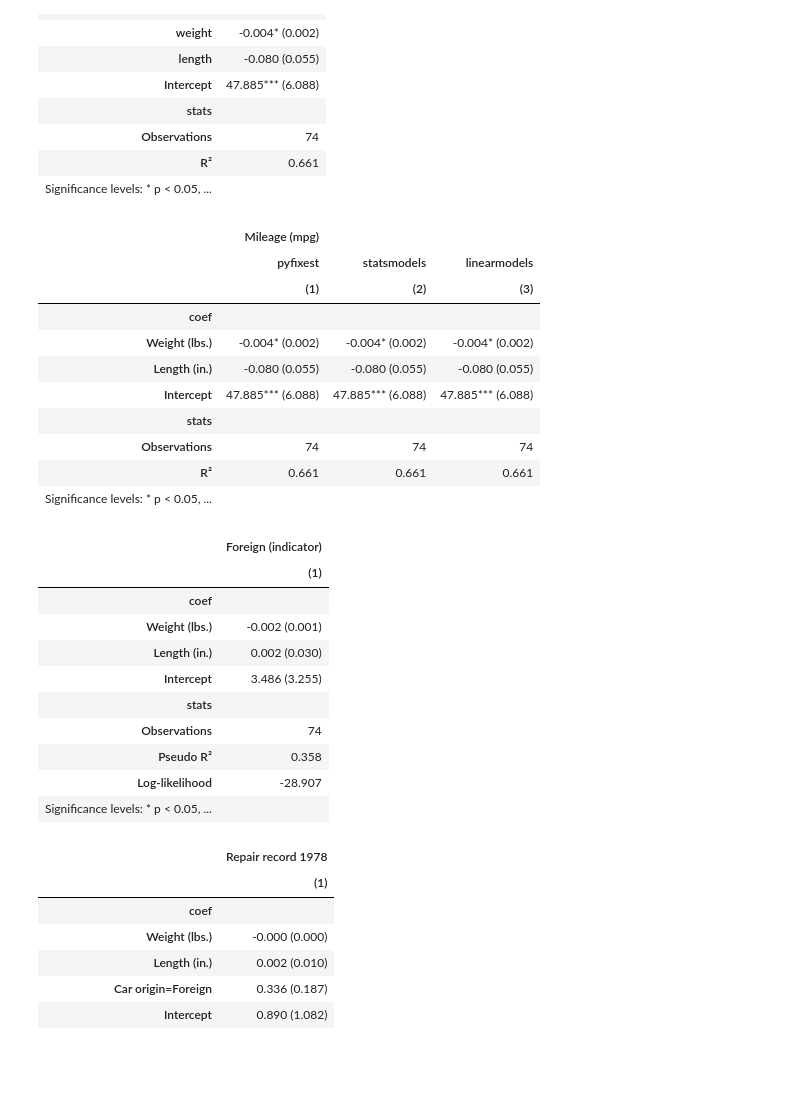
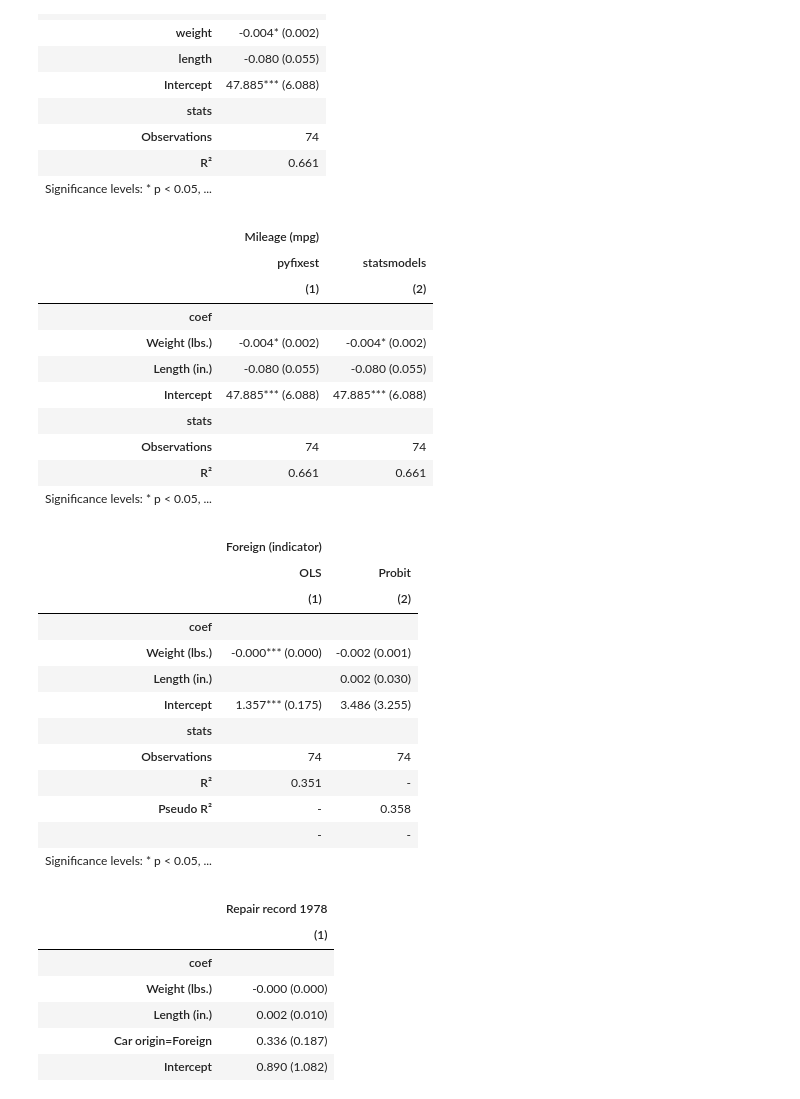
Before and after one commit to dsliwka/maketables, a Jupyter notebook: test_stata_import.ipynb, the cells around one changed output. Cells and saved outputs as stored; diff of their text form; code cells hidden in the pictures; blank space fills up the shorter version.

```diff
--- a/test_stata_import.ipynb
+++ b/test_stata_import.ipynb
@@ -13 +6,3 @@ df = import_dta("https://www.stata-press.com/data/r18/auto.dta")
+# %%
+df = mt.import_dta("https://www.stata-press.com/data/r18/auto.dta")
 # %%
@@ -88,3 +86,13 @@ ETable([est2])
 | Observations | 74 |
 | R² | 0.661 |
 | Significance levels: * p < 0.05, ... |  |
+# %%
+from maketables import ETable
+import pyfixest as pf
+import statsmodels.formula.api as smf
+
+# Fit your models here using pyfixest
+est1 = pf.feols("mpg ~ weight", data=df)
+est2 = pf.feols("mpg ~ weight + length", data=df)
+
+mt.ETable([est1, est2])
@@ -107,36 +126,40 @@ ETable(est3)
 | R² | 0.661 |
 | Significance levels: * p < 0.05, ... |  |
 # %%
-ETable([est1, est2, est3], model_heads=["pyfixest", "statsmodels", "linearmodels"])
+mt.ETable([est1, est2], model_heads=["pyfixest", "statsmodels"])
 # %% [output]
-|  | Mileage (mpg) |  |  |
-|  | pyfixest | statsmodels | linearmodels |
-|  | (1) | (2) | (3) |
-| coef |  |  |  |
-| Weight (lbs.) | -0.004* (0.002) | -0.004* (0.002) | -0.004* (0.002) |
-| Length (in.) | -0.080 (0.055) | -0.080 (0.055) | -0.080 (0.055) |
-| Intercept | 47.885*** (6.088) | 47.885*** (6.088) | 47.885*** (6.088) |
-| stats |  |  |  |
-| Observations | 74 | 74 | 74 |
-| R² | 0.661 | 0.661 | 0.661 |
-| Significance levels: * p < 0.05, ... |  |  |  |
+|  | Mileage (mpg) |  |
+|  | pyfixest | statsmodels |
+|  | (1) | (2) |
+| coef |  |  |
+| Weight (lbs.) | -0.004* (0.002) | -0.004* (0.002) |
+| Length (in.) | -0.080 (0.055) | -0.080 (0.055) |
+| Intercept | 47.885*** (6.088) | 47.885*** (6.088) |
+| stats |  |  |
+| Observations | 74 | 74 |
+| R² | 0.661 | 0.661 |
+| Significance levels: * p < 0.05, ... |  |  |
 # %%
 df["foreign_i"] = (df["foreign"] == "Foreign")*1
-set_var_labels(df, {"foreign_i": "Foreign (indicator)"})
-est_probit = smf.probit("foreign_i ~ weight + length", data=df).fit(disp=False)
-ETable([est_probit], model_stats=["N","pseudo_r2","ll"])
+mt.set_var_labels(df, {"foreign_i": "Foreign (indicator)"})
+
+est1 = smf.ols("foreign_i ~ weight", data=df).fit()
+est2 = smf.probit("foreign_i ~ weight + length", data=df).fit(disp=0)
+mt.ETable([est1, est2], model_stats=["N","r2","pseudo_r2",""], model_heads=["OLS","Probit"])
 # %% [output]
-|  | Foreign (indicator) |
-|  | (1) |
-| coef |  |
-| Weight (lbs.) | -0.002 (0.001) |
-| Length (in.) | 0.002 (0.030) |
-| Intercept | 3.486 (3.255) |
-| stats |  |
-| Observations | 74 |
-| Pseudo R² | 0.358 |
-| Log-likelihood | -28.907 |
-| Significance levels: * p < 0.05, ... |  |
+|  | Foreign (indicator) |  |
+|  | OLS | Probit |
+|  | (1) | (2) |
+| coef |  |  |
+| Weight (lbs.) | -0.000*** (0.000) | -0.002 (0.001) |
+| Length (in.) |  | 0.002 (0.030) |
+| Intercept | 1.357*** (0.175) | 3.486 (3.255) |
+| stats |  |  |
+| Observations | 74 | 74 |
+| R² | 0.351 | - |
+| Pseudo R² | - | 0.358 |
+|  | - | - |
+| Significance levels: * p < 0.05, ... |  |  |
 # %%
 # Poisson FE with a simple FE (foreign)
 est_pois = pf.fepois("rep78 ~ weight + length + foreign", data=df)
```
Also changed, not shown: parts of 11 cells of this notebook, 9 other files.
